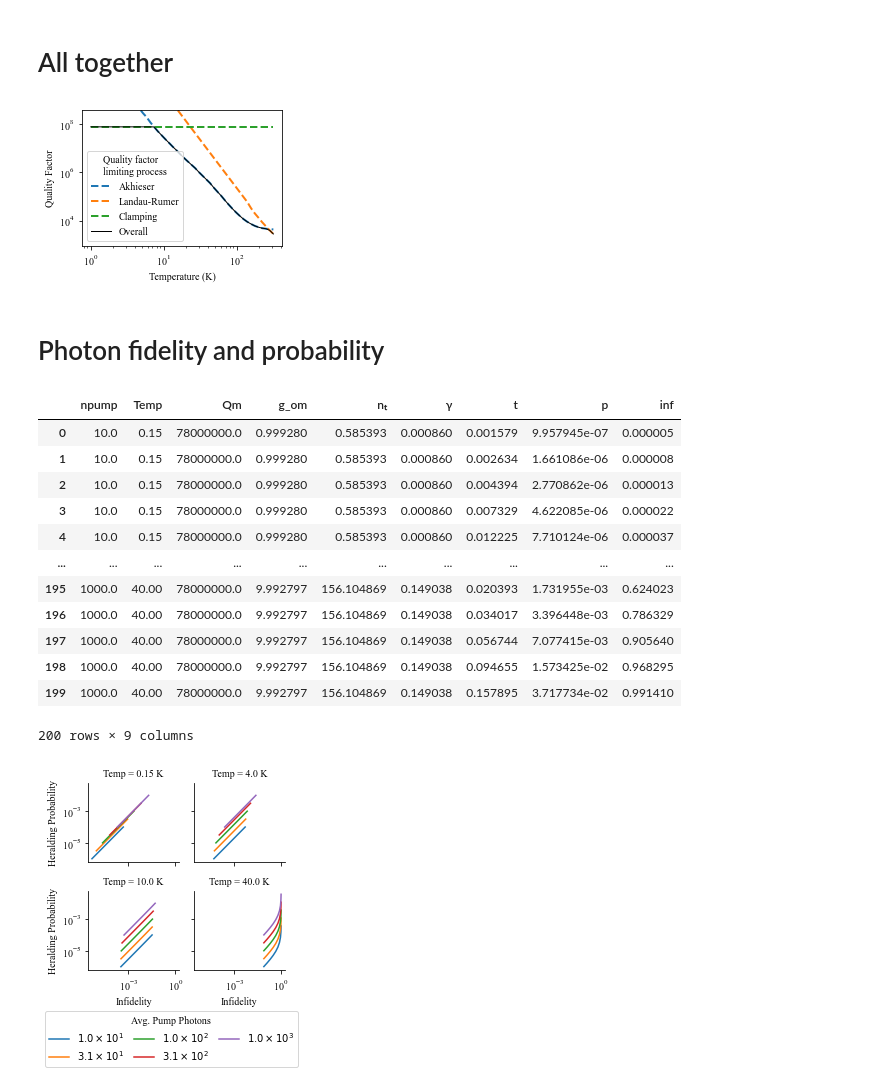
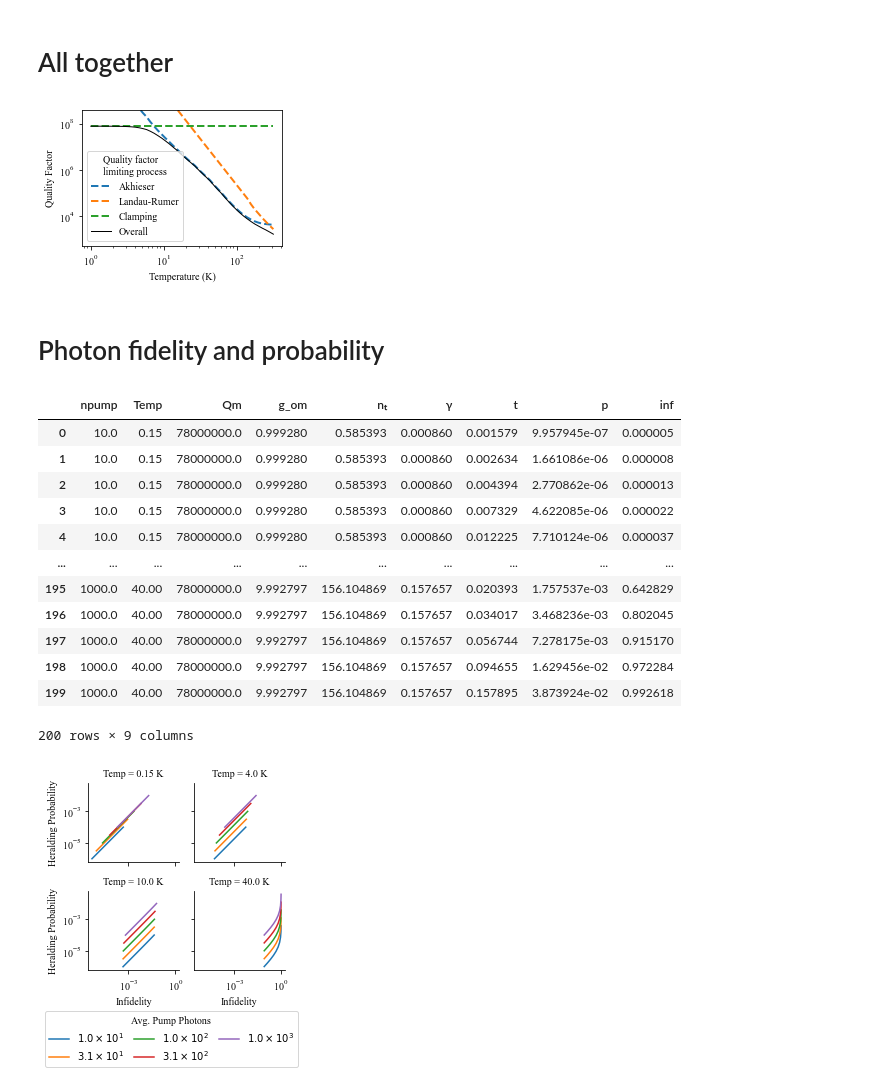
Before and after one commit to Krastanov/optomechspin_heralded_entanglement, a Jupyter notebook: probability_vs_fidelity_wrt_temperature.ipynb, the cells around one changed output. Saved outputs shown, nothing was run; the diff lists cells and outputs as text; code cells hidden in the pictures.

```diff
--- a/probability_vs_fidelity_wrt_temperature.ipynb
+++ b/probability_vs_fidelity_wrt_temperature.ipynb
@@ -259,20 +262,20 @@ plt.rc('legend', fontsize=s) #fontsize of the legend
 test_tlog = np.logspace(0,2.5)
 # %%
 def worstQm(T):
-    return min(Q_AKE(T),Q_LR(T),Qm)
+    return 1/(1/Q_AKE(T)+1/Q_LR(T)+1/Qm)
 worstQm = np.frompyfunc(worstQm,1,1)
 plt.figure(figsize=(3.6,2.5))
 plt.loglog(test_tlog, Q_AKE(test_tlog), lw=2, ls="dashed", label="Akhieser")
 plt.loglog(test_tlog, Q_LR(test_tlog), lw=2, ls="dashed", label="Landau-Rumer")
 plt.loglog(test_tlog, Qm*np.ones_like(test_tlog), lw=2, ls="dashed", label="Clamping")
 plt.loglog(test_tlog, worstQm(test_tlog), "k", lw=1, label="Overall")
 plt.xlabel("Temperature (K)")
 plt.ylabel("Quality Factor")
 plt.ylim(None, Qm*5)
 plt.legend(title="Quality factor\nlimiting process")
 plt.savefig("qfac.png", dpi=600, bbox_inches='tight')
 # %% [output]
-[figure, old version]
+[figure, new version]
 # %% [markdown]
 # Photon fidelity and probability
 # %%
@@ -320,11 +323,11 @@ df
 | 3 | 10.0 | 0.15 | 78000000.0 | 0.999280 | 0.585393 | 0.000860 | 0.007329 | 4.622085e-06 | 0.000022 |
 | 4 | 10.0 | 0.15 | 78000000.0 | 0.999280 | 0.585393 | 0.000860 | 0.012225 | 7.710124e-06 | 0.000037 |
 | ... | ... | ... | ... | ... | ... | ... | ... | ... | ... |
-| 195 | 1000.0 | 40.00 | 78000000.0 | 9.992797 | 156.104869 | 0.149038 | 0.020393 | 1.731955e-03 | 0.624023 |
-| 196 | 1000.0 | 40.00 | 78000000.0 | 9.992797 | 156.104869 | 0.149038 | 0.034017 | 3.396448e-03 | 0.786329 |
-| 197 | 1000.0 | 40.00 | 78000000.0 | 9.992797 | 156.104869 | 0.149038 | 0.056744 | 7.077415e-03 | 0.905640 |
-| 198 | 1000.0 | 40.00 | 78000000.0 | 9.992797 | 156.104869 | 0.149038 | 0.094655 | 1.573425e-02 | 0.968295 |
-| 199 | 1000.0 | 40.00 | 78000000.0 | 9.992797 | 156.104869 | 0.149038 | 0.157895 | 3.717734e-02 | 0.991410 |
+| 195 | 1000.0 | 40.00 | 78000000.0 | 9.992797 | 156.104869 | 0.157657 | 0.020393 | 1.757537e-03 | 0.642829 |
+| 196 | 1000.0 | 40.00 | 78000000.0 | 9.992797 | 156.104869 | 0.157657 | 0.034017 | 3.468236e-03 | 0.802045 |
+| 197 | 1000.0 | 40.00 | 78000000.0 | 9.992797 | 156.104869 | 0.157657 | 0.056744 | 7.278175e-03 | 0.915170 |
+| 198 | 1000.0 | 40.00 | 78000000.0 | 9.992797 | 156.104869 | 0.157657 | 0.094655 | 1.629456e-02 | 0.972284 |
+| 199 | 1000.0 | 40.00 | 78000000.0 | 9.992797 | 156.104869 | 0.157657 | 0.157895 | 3.873924e-02 | 0.992618 |
 200 rows × 9 columns
 # %%
 df['rate'] = df['p']/df['t']*1e6
```
Also changed, not shown: parts of 3 cells of this notebook.
